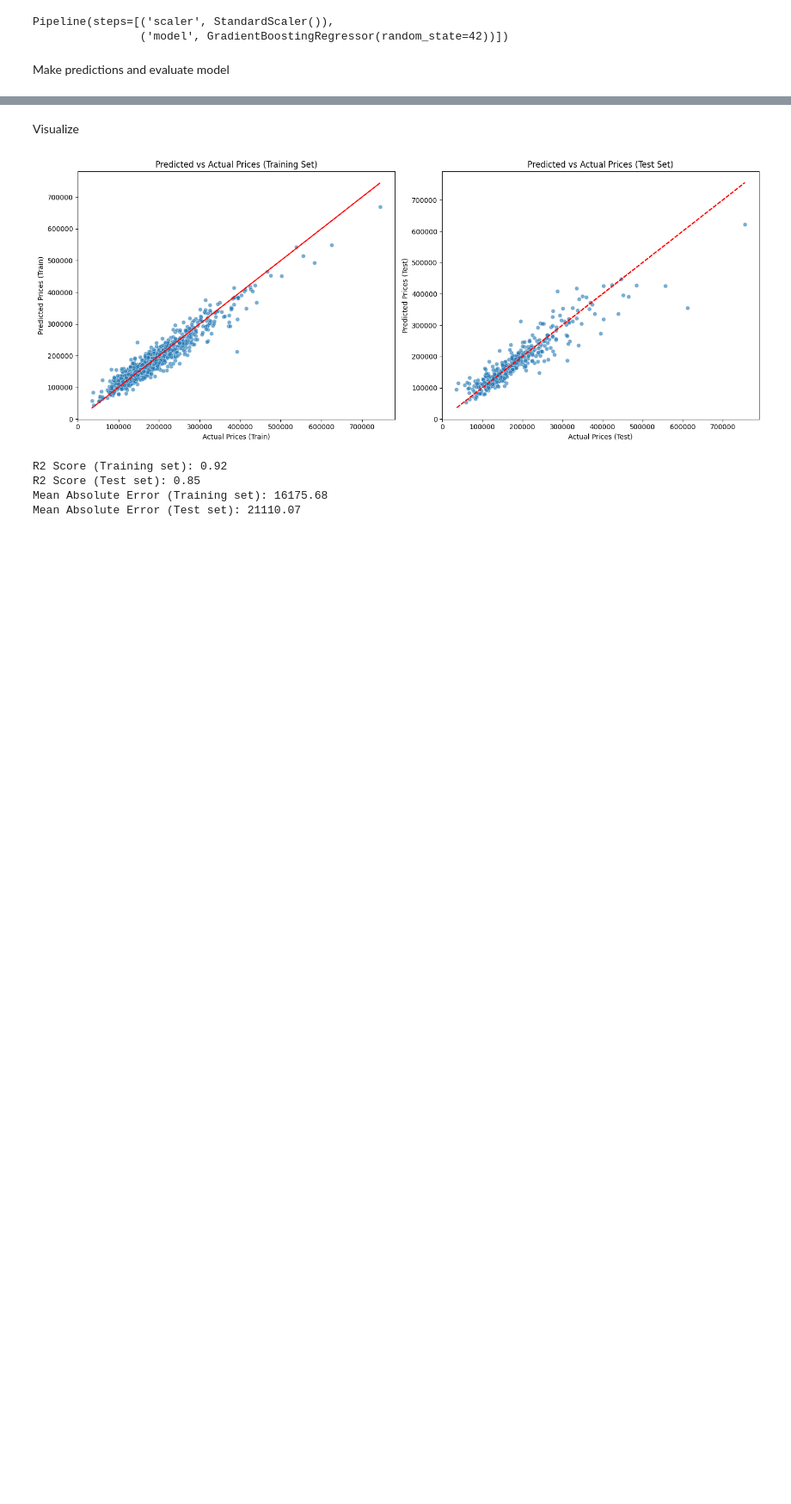
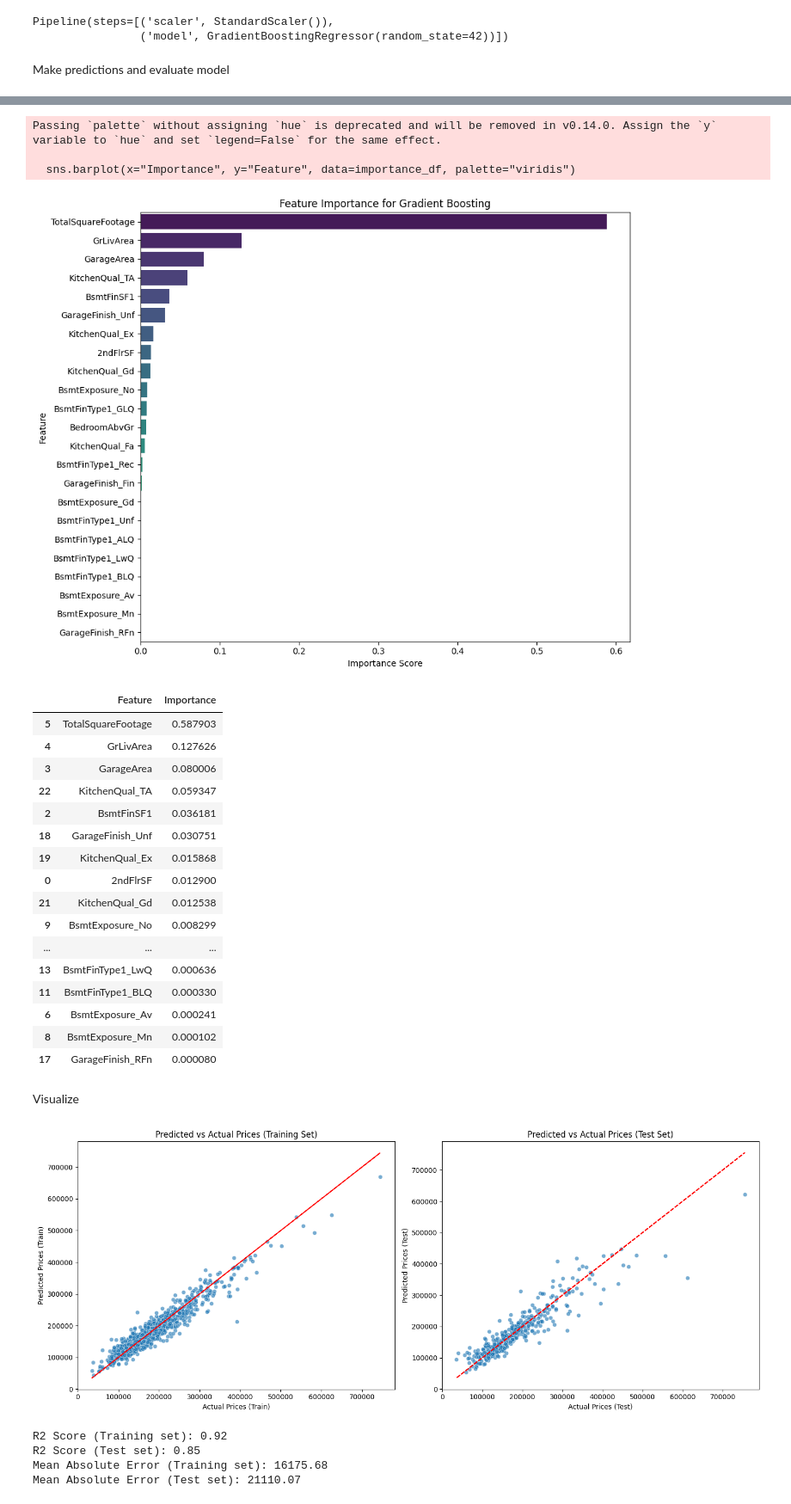
Before and after one commit to Patteerrik/Heritage-Housing-Issues, a Jupyter notebook: jupyter_notebooks/HouseSalePrices.ipynb, the cells around one changed output, grey strips where cells are left out. Shown: that part at 86% size. Saved outputs shown, nothing was run; the diff lists cells and outputs as text; code cells hidden in the pictures; blank space fills up the shorter version.

```diff
--- a/jupyter_notebooks/HouseSalePrices.ipynb
+++ b/jupyter_notebooks/HouseSalePrices.ipynb
@@ -341,3 +342,48 @@ R2 Score (Gradient Boosting, Log-transformed): 0.851086162176262
+# %%
+
+def feature_importance_tree_based_models(model, feature_names):
+    importances = model.feature_importances_
+    importance_df = pd.DataFrame({
+        "Feature": feature_names,
+        "Importance": importances
+    }).sort_values(by="Importance", ascending=False)
+
+    plt.figure(figsize=(10, 8))
+    sns.barplot(x="Importance", y="Feature", data=importance_df, palette="viridis")
+    plt.title("Feature Importance for Gradient Boosting")
+    plt.xlabel("Importance Score")
+    plt.ylabel("Feature")
+    plt.tight_layout()
+    plt.show()
+    return importance_df
+
+# Visulize feature importance
+feature_importance_tree_based_models(
+    pipeline.named_steps['model'],
+    X.columns
+)
+# %% [output]
+Passing `palette` without assigning `hue` is deprecated and will be removed in v0.14.0. Assign the `y` variable to `hue` and set `legend=False` for the same effect.
+
+  sns.barplot(x="Importance", y="Feature", data=importance_df, palette="viridis")
+[figure, added]
+|  | Feature | Importance |
+| 5 | TotalSquareFootage | 0.587903 |
+| 4 | GrLivArea | 0.127626 |
+| 3 | GarageArea | 0.080006 |
+| 22 | KitchenQual_TA | 0.059347 |
+| 2 | BsmtFinSF1 | 0.036181 |
+| 18 | GarageFinish_Unf | 0.030751 |
+| 19 | KitchenQual_Ex | 0.015868 |
+| 0 | 2ndFlrSF | 0.012900 |
+| 21 | KitchenQual_Gd | 0.012538 |
+| 9 | BsmtExposure_No | 0.008299 |
+| ... | ... | ... |
+| 13 | BsmtFinType1_LwQ | 0.000636 |
+| 11 | BsmtFinType1_BLQ | 0.000330 |
+| 6 | BsmtExposure_Av | 0.000241 |
+| 8 | BsmtExposure_Mn | 0.000102 |
+| 17 | GarageFinish_RFn | 0.000080 |
 # %% [markdown]
 Visualize
 # %%
```
Also changed, not shown: parts of 11 cells of this notebook.
